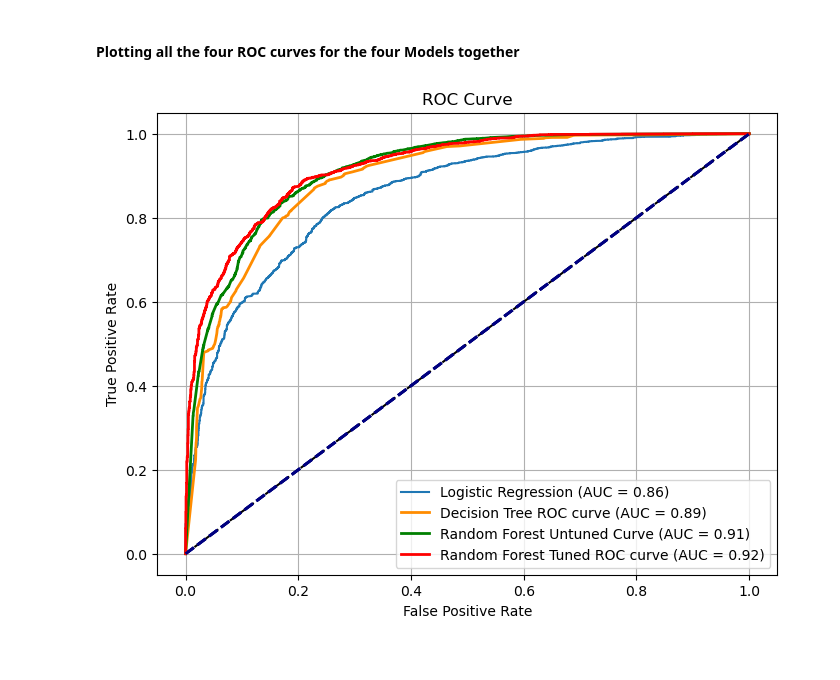
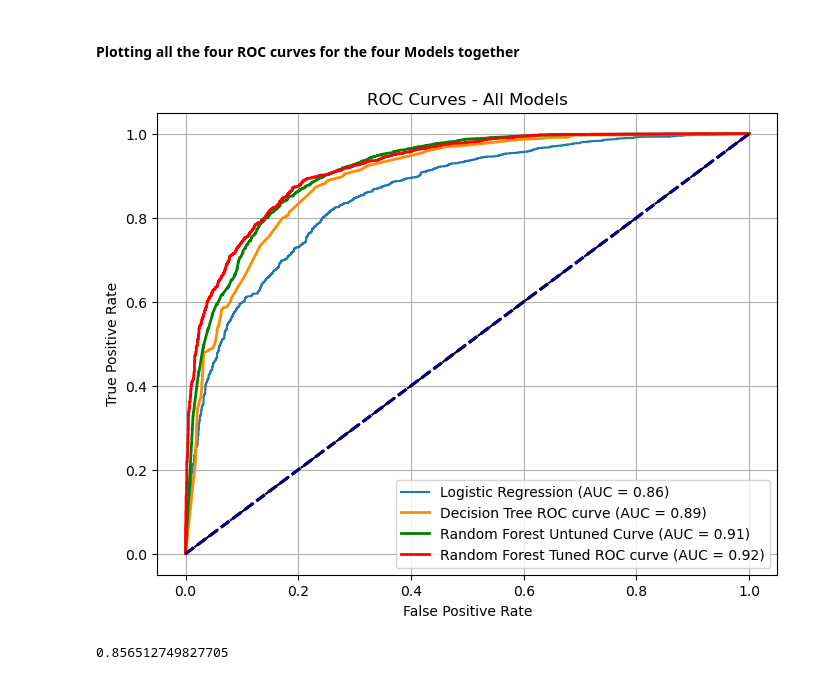
Before and after one commit to James-tech4/JAMES-PHASE-3-DSPT-8-PROJECT, a Jupyter notebook: project3.ipynb, the cells around one changed output. Saved outputs shown, nothing was run; the diff lists cells and outputs as text; code cells hidden in the pictures.

```diff
--- a/project3.ipynb
+++ b/project3.ipynb
@@ -1023,20 +1031,26 @@ The confusion matrix shows strong performance:
 # %%
 # ROC Curve
 plt.figure(figsize=(8, 6))
 fpr, tpr, _ = roc_curve(y_test, y_pred_proba)
 plt.plot(fpr, tpr, label='Logistic Regression (AUC = ' + str(round(roc_auc_score(y_test, y_pred_proba), 2)) + ')')
 plt.plot([0, 1], [0, 1], 'k--')
 plt.plot(fpr_best, tpr_best, color='darkorange', lw=2, label=f'Decision Tree ROC curve (AUC = {roc_auc_best:.2f})')
 plt.plot([0, 1], [0, 1], color='navy', lw=2, linestyle='--')
 plt.plot(fpr_rf, tpr_rf, color='green', lw=2, label=f'Random Forest Untuned Curve (AUC = {roc_auc_rf:.2f})')
 plt.plot([0, 1], [0, 1], color='navy', lw=2, linestyle='--')
 plt.plot(fpr_rf_best, tpr_rf_best, color='red', lw=2, label=f'Random Forest Tuned ROC curve (AUC = {roc_auc_rf_best:.2f})')
 plt.plot([0, 1], [0, 1], color='navy', lw=2, linestyle='--')
 plt.xlabel('False Positive Rate')
 plt.ylabel('True Positive Rate')
-plt.title('ROC Curve')
+plt.title('ROC Curves - All Models')
 plt.grid()
 plt.legend()
 plt.show()
 # %% [output]
-[figure, old version]
+[figure, new version]
+# %%
+# Calculate the accuracy score
+accuracy = accuracy_score(y_test_rf, y_pred_rf_best)
+accuracy
+# %% [output]
+0.856512749827705
```
Also changed, not shown: parts of 12 cells of this notebook.
